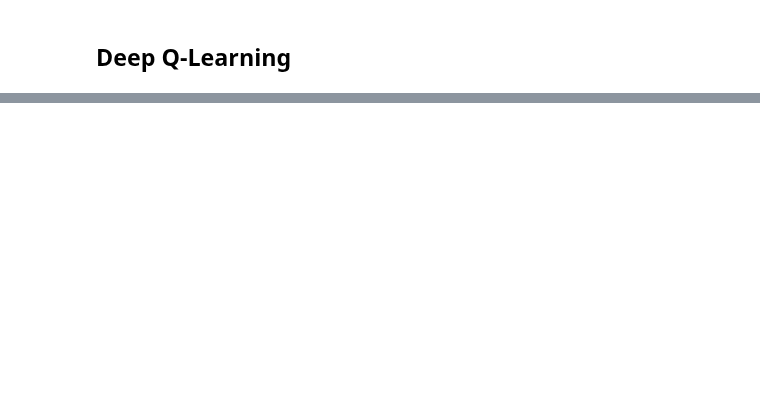
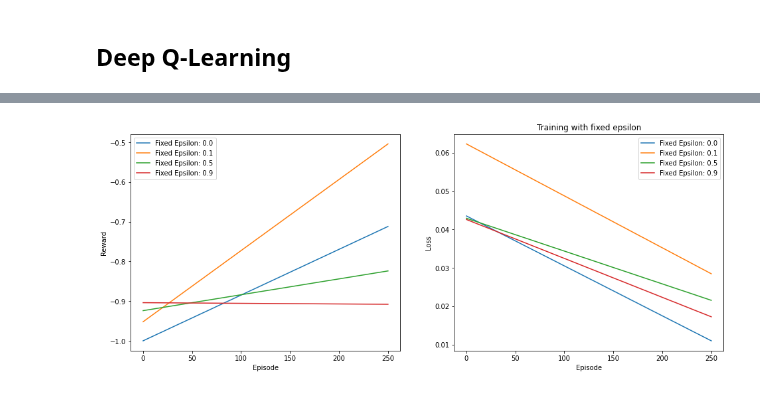
Before and after one commit to mikqs/rl-tic-tac-toe, a Jupyter notebook: 322190_325932.ipynb, the cells around one changed output, grey strips where cells are left out. Saved outputs shown, nothing was run; the diff lists cells and outputs as text; code cells hidden in the pictures; blank space fills up the shorter version.

```diff
--- a/322190_325932.ipynb
+++ b/322190_325932.ipynb
@@ -181,6 +181,14 @@ def plot_rewards(number_of_episodes, rewards, ax, label = "", plot_every=250):
     ax.legend()
     return
 
+def plot_loss(number_of_episodes, loss, ax, label = "", plot_every=250):
+    ax.plot(np.arange(0, number_of_episodes, plot_every), loss, label = label)
+    ax.set_xlabel("Episode")
+    ax.set_ylabel("Loss")
+    ax.legend()
+    return
+
+
 def plot_metrics(number_of_episodes, metrics, ax, label):
     ax.plot(np.arange(0, number_of_episodes, 250), metrics, label = label)
     ax.set_xlabel("Episode")
@@ -897,0 +923,25 @@ def train_deep_learning_agent(environment: TictactoeEnv, number_of_episodes: int
+# %%
+# Training with a fixed epsilon (Question 11)
+
+# Environment
+environment = TictactoeEnv()
+# RL Hyper params
+number_of_episodes=500
+epsilon = 0.1
+memory_buffer_size = 10000
+optimal_level = 0.5
+
+# plots
+fig, axes = plt.subplots(1,2,figsize=(16,6))
+plt.title("Training with fixed epsilon")
+
+# List of epsilons to try
+epsilons= [0.0, 0.1, 0.5, 0.9]
+
+for epsilon in epsilons:
+    # Train and get the rewards for a fixed epsilon
+    player_rl_agent, rewards, loss = train_deep_learning_agent(environment, number_of_episodes, optimal_level, epsilon, memory_buffer_size)
+    plot_rewards(number_of_episodes, rewards, axes[0], label=f"Fixed Epsilon: {epsilon}")
+    plot_loss(number_of_episodes, loss, axes[1], label=f"Fixed Epsilon: {epsilon}")
+# %% [output]
+[figure, added]
```
Also changed, not shown: parts of 13 cells of this notebook.
